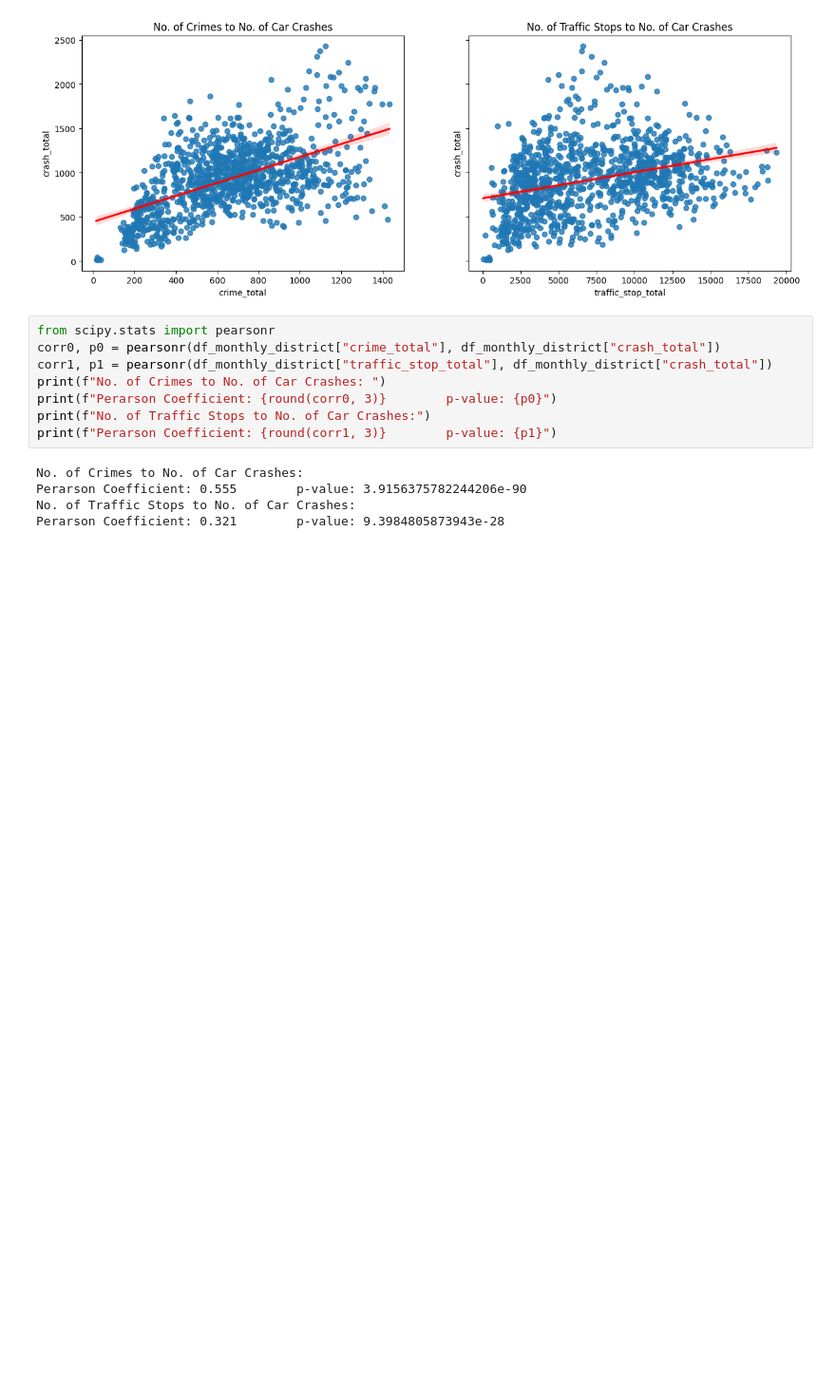
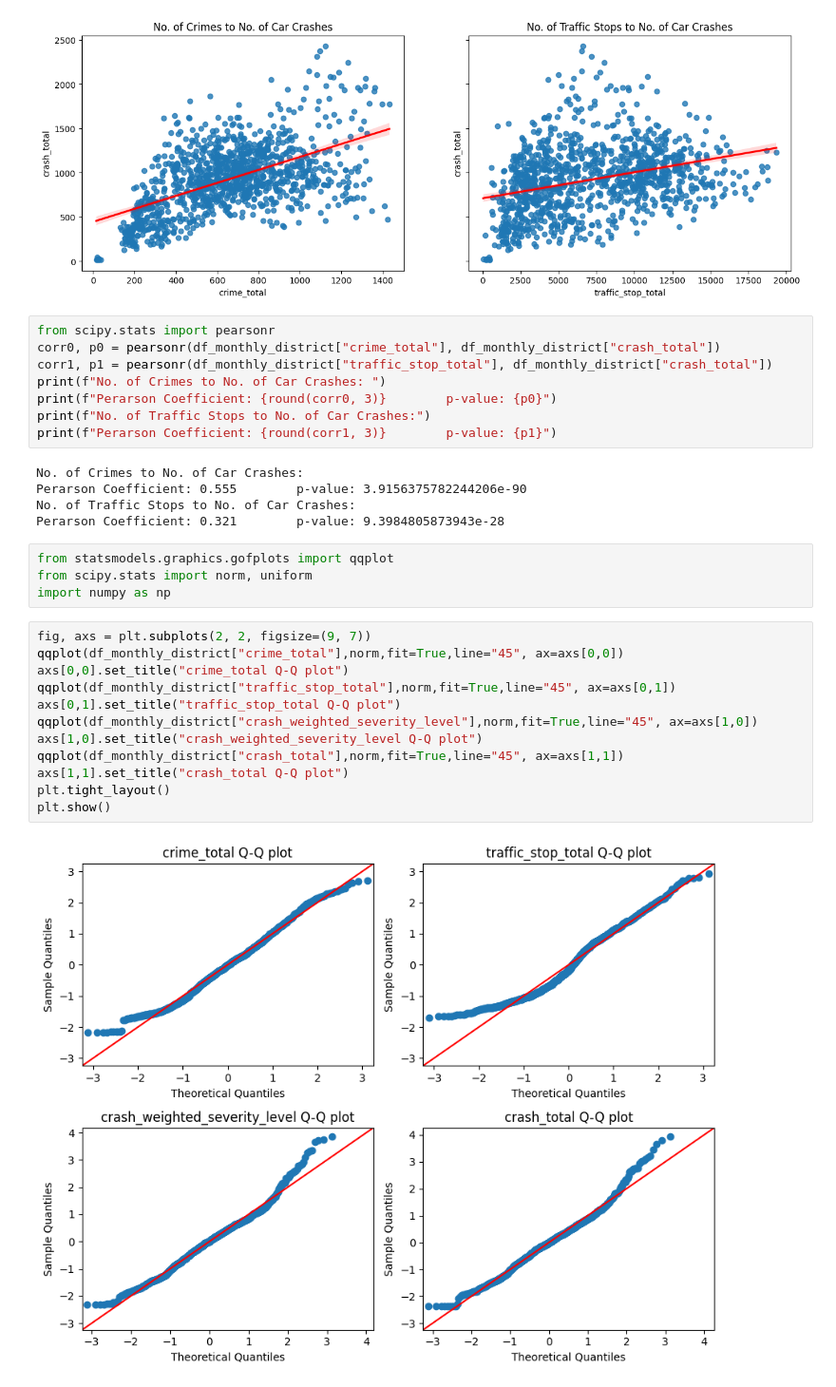
Before and after one commit to samuellau0802/citadel-apac-datathon-2023, a Jupyter notebook: codes/correlation_of_crime,_stop,_crash.ipynb, the cells around one changed output. Shown: that part at 95% size. Drawn from its saved outputs; the diff is of its cells as text; blank space fills up the shorter version.

Commit message:
added qq plot

```diff
--- a/codes/correlation_of_crime,_stop,_crash.ipynb
+++ b/codes/correlation_of_crime,_stop,_crash.ipynb
@@ -81,3 +80,21 @@ No. of Crimes to No. of Car Crashes:
 Perarson Coefficient: 0.555        p-value: 3.9156375782244206e-90
 No. of Traffic Stops to No. of Car Crashes:
 Perarson Coefficient: 0.321        p-value: 9.3984805873943e-28
+# %%
+from statsmodels.graphics.gofplots import qqplot
+from scipy.stats import norm, uniform
+import numpy as np
+# %%
+fig, axs = plt.subplots(2, 2, figsize=(9, 7))
+qqplot(df_monthly_district["crime_total"],norm,fit=True,line="45", ax=axs[0,0])
+axs[0,0].set_title("crime_total Q-Q plot")
+qqplot(df_monthly_district["traffic_stop_total"],norm,fit=True,line="45", ax=axs[0,1])
+axs[0,1].set_title("traffic_stop_total Q-Q plot")
+qqplot(df_monthly_district["crash_weighted_severity_level"],norm,fit=True,line="45", ax=axs[1,0])
+axs[1,0].set_title("crash_weighted_severity_level Q-Q plot")
+qqplot(df_monthly_district["crash_total"],norm,fit=True,line="45", ax=axs[1,1])
+axs[1,1].set_title("crash_total Q-Q plot")
+plt.tight_layout()
+plt.show()
+# %% [output]
+[figure, added]
```
Also changed, not shown: parts of 3 cells of this notebook.
